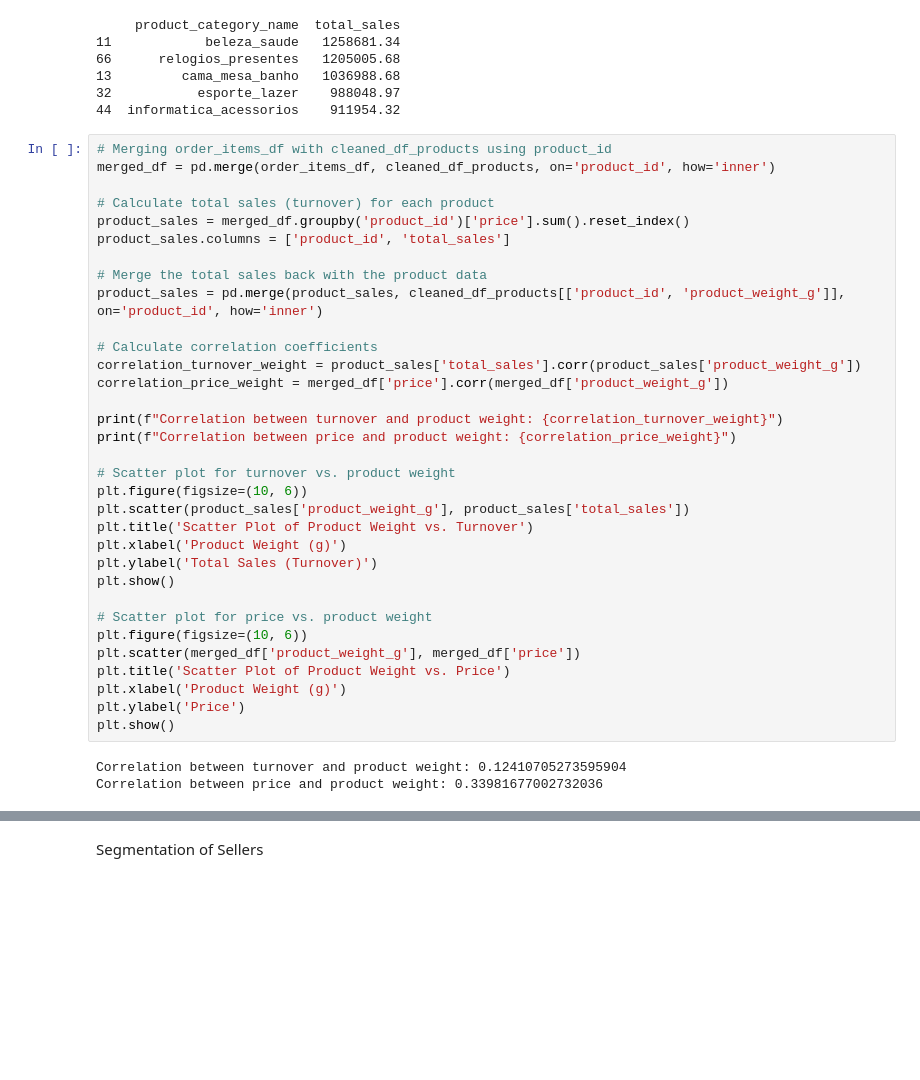
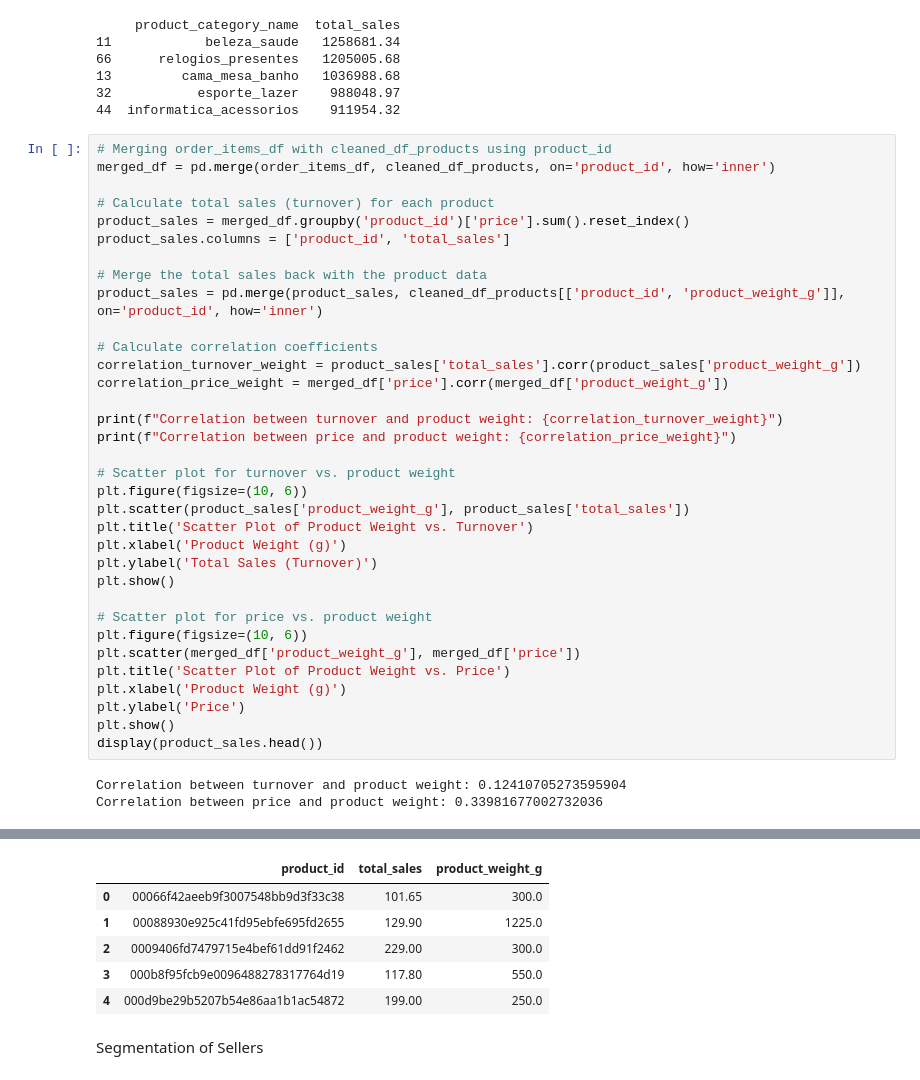
Before and after one commit to FroCode/TECHNICAL-TASK-YASA-1-LLC, a Jupyter notebook: notebooks/data/Analysis of sellers and products.ipynb, the cells around one changed output, grey strips where cells are left out. Drawn from its saved outputs; the diff is of its cells as text; blank space fills up the shorter version.

```diff
--- a/notebooks/data/Analysis of sellers and products.ipynb
+++ b/notebooks/data/Analysis of sellers and products.ipynb
@@ -321,33 +321,40 @@ product_sales.columns = ['product_id', 'total_sales']
 # Merge the total sales back with the product data
 product_sales = pd.merge(product_sales, cleaned_df_products[['product_id', 'product_weight_g']], on='product_id', how='inner')
 
 # Calculate correlation coefficients
 correlation_turnover_weight = product_sales['total_sales'].corr(product_sales['product_weight_g'])
 correlation_price_weight = merged_df['price'].corr(merged_df['product_weight_g'])
 
 print(f"Correlation between turnover and product weight: {correlation_turnover_weight}")
 print(f"Correlation between price and product weight: {correlation_price_weight}")
 
 # Scatter plot for turnover vs. product weight
 plt.figure(figsize=(10, 6))
 plt.scatter(product_sales['product_weight_g'], product_sales['total_sales'])
 plt.title('Scatter Plot of Product Weight vs. Turnover')
 plt.xlabel('Product Weight (g)')
 plt.ylabel('Total Sales (Turnover)')
 plt.show()
 
 # Scatter plot for price vs. product weight
 plt.figure(figsize=(10, 6))
 plt.scatter(merged_df['product_weight_g'], merged_df['price'])
 plt.title('Scatter Plot of Product Weight vs. Price')
 plt.xlabel('Product Weight (g)')
 plt.ylabel('Price')
 plt.show()
+display(product_sales.head())
 # %% [output]
 Correlation between turnover and product weight: 0.12410705273595904
 Correlation between price and product weight: 0.33981677002732036
 [figure]
 [figure]
+|  | product_id | total_sales | product_weight_g |
+| 0 | 00066f42aeeb9f3007548bb9d3f33c38 | 101.65 | 300.0 |
+| 1 | 00088930e925c41fd95ebfe695fd2655 | 129.90 | 1225.0 |
+| 2 | 0009406fd7479715e4bef61dd91f2462 | 229.00 | 300.0 |
+| 3 | 000b8f95fcb9e0096488278317764d19 | 117.80 | 550.0 |
+| 4 | 000d9be29b5207b54e86aa1b1ac54872 | 199.00 | 250.0 |
 # %% [markdown]
 Segmentation of Sellers
 # %%
```
Also changed, not shown: parts of 1 cell of this notebook, 1 other file.
